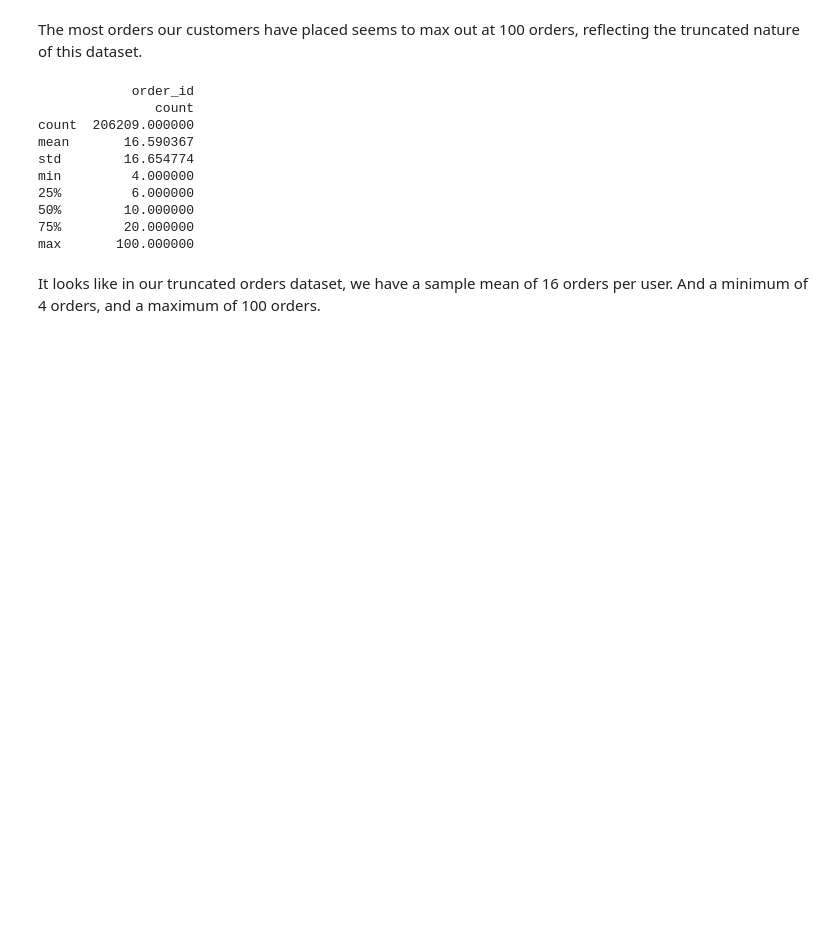
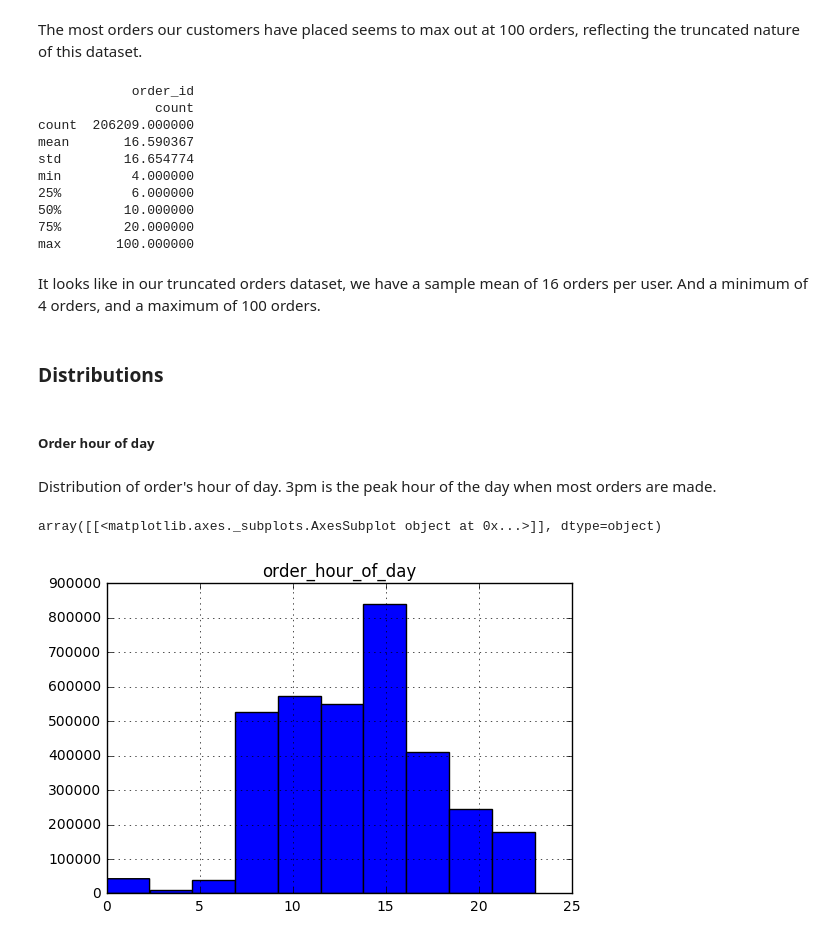
Before and after one commit to AditiKhullar/W207-InstacartKaggle, a Jupyter notebook: BasicEDA.ipynb, the cells around one changed output. Drawn from its saved outputs; the diff is of its cells as text; code cells hidden in the pictures; blank space fills up the shorter version.

Commit message:
histograms

```diff
--- a/BasicEDA.ipynb
+++ b/BasicEDA.ipynb
@@ -9,7 +9,7 @@ from functools import partial # to reduce df memory consumption by applying to_n
 import warnings
 warnings.filterwarnings('ignore')
 
-data_path = 'C:/Temp/w207finalprojdata/'
+data_path = '/Users/aditi_khullar/Documents/Datascience@Berkeley/W207/FinalProject/data/'
 # %% [markdown]
 ## Loads Data
 # %%
@@ -288,3 +287,5 @@ min         4.000000
 max       100.000000
 # %% [markdown]
 It looks like in our truncated orders dataset, we have a sample mean of 16 orders per user. And a minimum of 4 orders, and a maximum of 100 orders.
+# %% [markdown]
+### Distributions
@@ -290,0 +295,9 @@ It looks like in our truncated orders dataset, we have a sample mean of 16 order
+# %% [markdown]
+##### Order hour of day
+# %% [markdown]
+Distribution of order's hour of day. 3pm is the peak hour of the day when most orders are made.
+# %%
+orders.hist(column='order_hour_of_day')
+# %% [output]
+array([[<matplotlib.axes._subplots.AxesSubplot object at 0x...>]], dtype=object)
+[figure, added]
```
Also changed, not shown: parts of 11 cells of this notebook, 1 other file.
